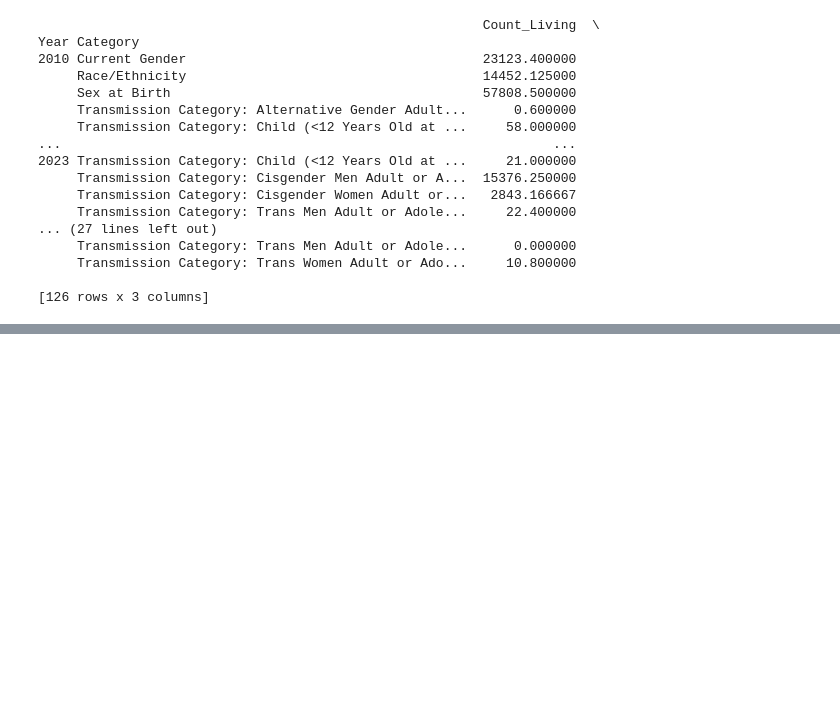
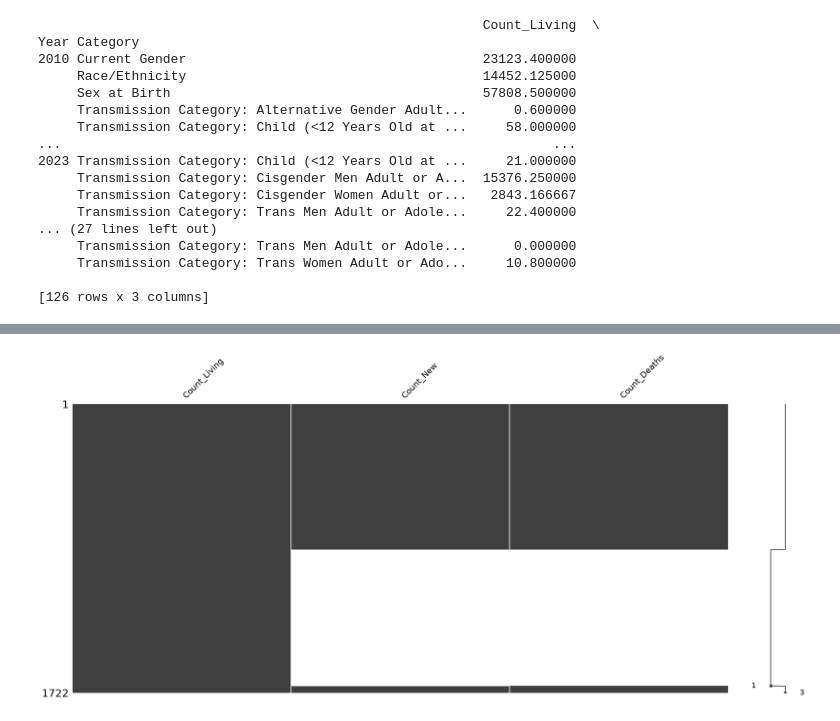
Before and after one commit to gaayathrimathuria/DS2023-Project2-HIVAIDS, a Jupyter notebook: looking_at_data_options.ipynb, the cells around one changed output, grey strips where cells are left out. Cells and saved outputs as stored; diff of their text form; code cells hidden in the pictures; blank space fills up the shorter version.

Commit message:
Added Professor Alvarado's solution as official_combined to the notebook

```diff
--- a/looking_at_data_options.ipynb
+++ b/looking_at_data_options.ipynb
@@ -76,3 +76,27 @@ Year Category
      Transmission Category: Trans Women Adult or Ado...     10.800000
 
 [126 rows x 3 columns]
+# %%
+# Combine the CSVs without error
+# Solution provided by Prof. Alvarado
+
+'''It turns out that each table had two different category names, corresponding to their unit of observation.
+So, [Prof. Alvarado] just changed them, but the user should know what 'Age' and 'City' actually mean when viewing results.'''
+
+key = ['Year', 'Category', 'Group']
+
+df1 = persons_living_with_hiv_aids.rename(columns={'Count': 'Count_Living'})
+df1['Category'] = df1['Category'].replace({'Age at Year End (in years)':'Age', 'City of Current Residence':'City'})
+df1 = df1.set_index(key)
+
+df2 = persons_newly_diagnosed_with_hiv.rename(columns={'Count': 'Count_New'})
+df2['Category'] = df2['Category'].replace({'Age at Diagnosis (in years)':'Age', 'City of Residence at Diagnosis':'City'})
+df2 = df2.set_index(key)
+
+df3 = deaths_of_persons_diagnosed_with_hiv_aids.rename(columns={'Count': 'Count_Deaths'})
+df3['Category'] = df3['Category'].replace({'Age at Death (in years)':'Age', 'City of Residence at Death':'City'})
+df3 = df3.set_index(key)
+
+official_combined = df1.join(df2).join(df3)
+
+official_combined.head()
@@ -78,0 +111,5 @@ Year Category
+# %%
+msno.matrix(official_combined)
+plt.show()
+# %% [output]
+[figure, added]
```
Also changed, not shown: parts of 3 cells of this notebook.
